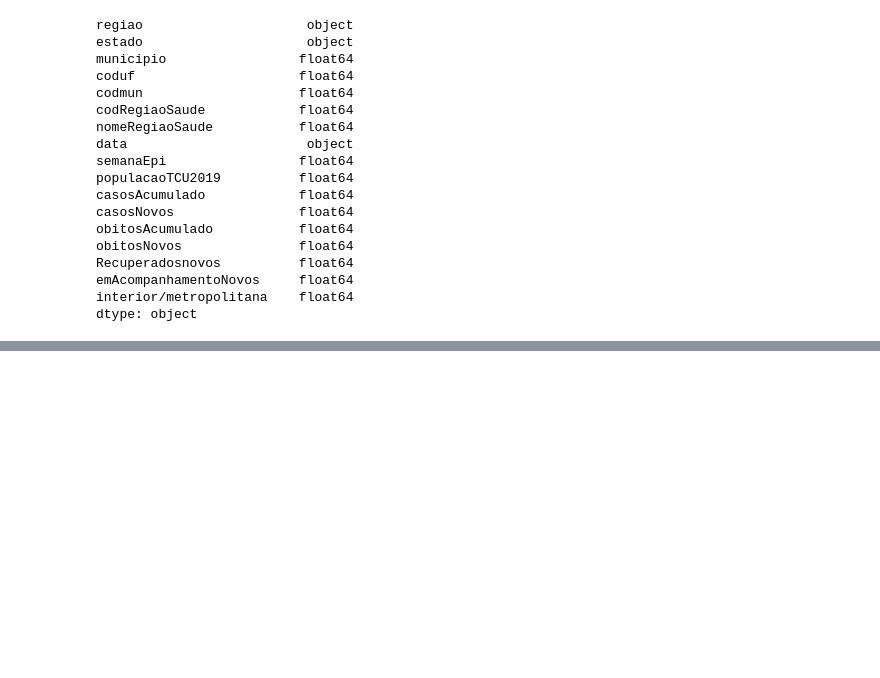
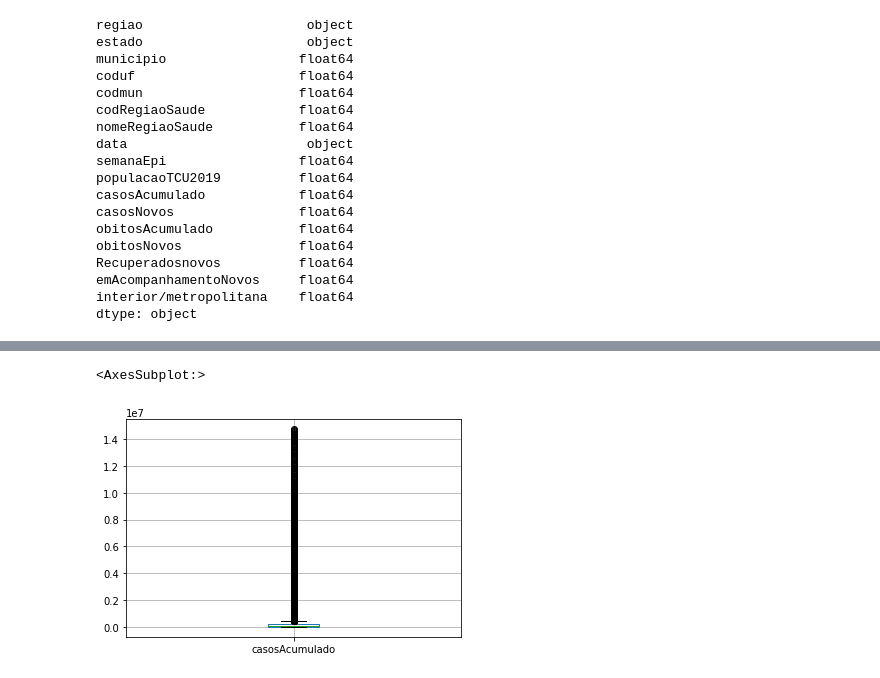
Before and after one commit to Rosicleide45/Projeto_ICD, a Jupyter notebook: Boletim_Covid-checkpoint.ipynb, the cells around one changed output, grey strips where cells are left out. Saved outputs shown, nothing was run; the diff lists cells and outputs as text; code cells hidden in the pictures; blank space fills up the shorter version.

```diff
--- a/Boletim_Covid-checkpoint.ipynb
+++ b/Boletim_Covid-checkpoint.ipynb
@@ -95,0 +134,5 @@ df['Recuperadosnovos'].value_counts().plot.bar()
+# %%
+df.boxplot(column="casosAcumulado")
+# %% [output]
+<AxesSubplot:>
+[figure, added]
```
Also changed, not shown: parts of 14 cells of this notebook.
